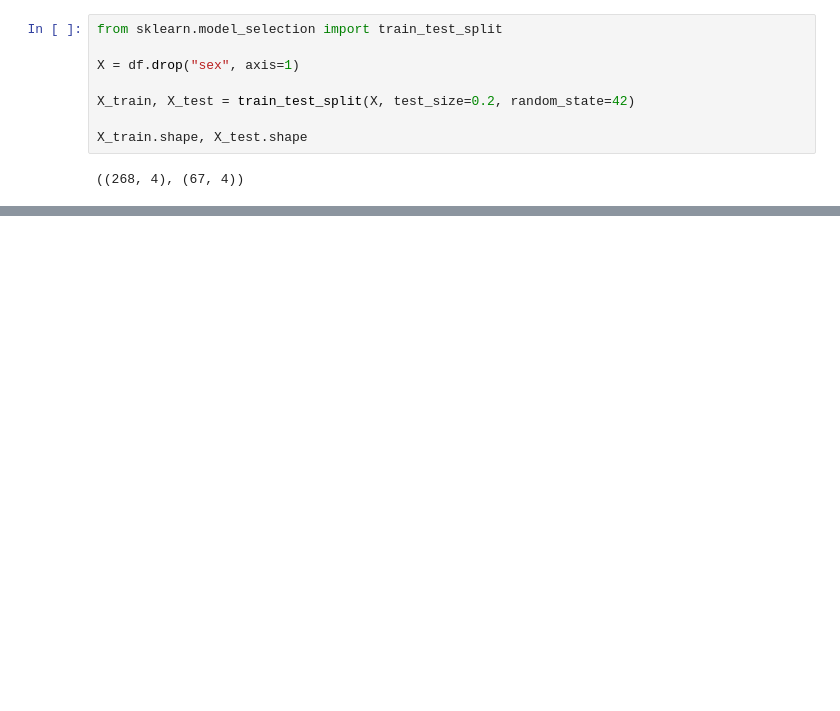
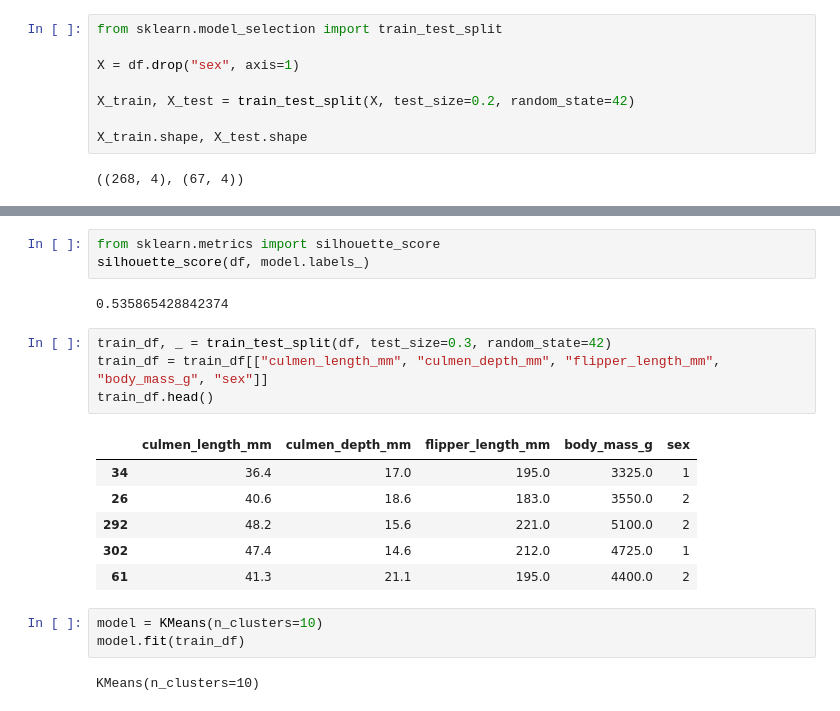
Before and after one commit to Asiandra/ML, a Jupyter notebook: Taco Bell/Cutie Smile Haruka.ipynb, the cells around one changed output, grey strips where cells are left out. Saved outputs shown, nothing was run; the diff lists cells and outputs as text; blank space fills up the shorter version.

```diff
--- a/Taco Bell/Cutie Smile Haruka.ipynb
+++ b/Taco Bell/Cutie Smile Haruka.ipynb
@@ -85,2 +85,23 @@ array([[4.99387755e+01, 1.57979592e+01, 2.22142857e+02, 5.59285714e+03,
        [3.96617647e+01, 1.75441176e+01, 1.88044118e+02, 3.23897059e+03,
         1.10294118e+00]])
+# %%
+from sklearn.metrics import silhouette_score
+silhouette_score(df, model.labels_)
+# %% [output]
+0.535865428842374
+# %%
+train_df, _ = train_test_split(df, test_size=0.3, random_state=42)
+train_df = train_df[["culmen_length_mm", "culmen_depth_mm", "flipper_length_mm", "body_mass_g", "sex"]]
+train_df.head()
+# %% [output]
+|  | culmen_length_mm | culmen_depth_mm | flipper_length_mm | body_mass_g | sex |
+| 34 | 36.4 | 17.0 | 195.0 | 3325.0 | 1 |
+| 26 | 40.6 | 18.6 | 183.0 | 3550.0 | 2 |
+| 292 | 48.2 | 15.6 | 221.0 | 5100.0 | 2 |
+| 302 | 47.4 | 14.6 | 212.0 | 4725.0 | 1 |
+| 61 | 41.3 | 21.1 | 195.0 | 4400.0 | 2 |
+# %%
+model = KMeans(n_clusters=10)
+model.fit(train_df)
+# %% [output]
+KMeans(n_clusters=10)
```
Also changed, not shown: parts of 6 cells of this notebook.
